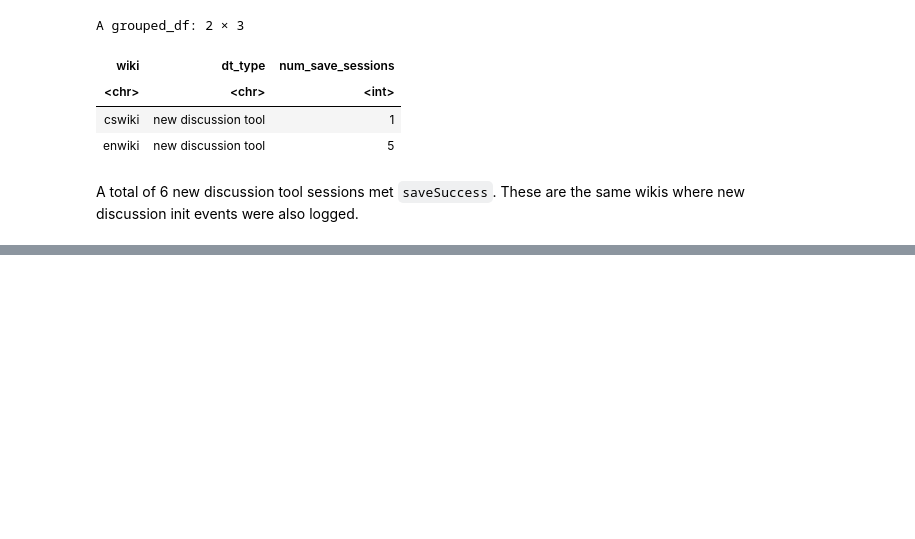
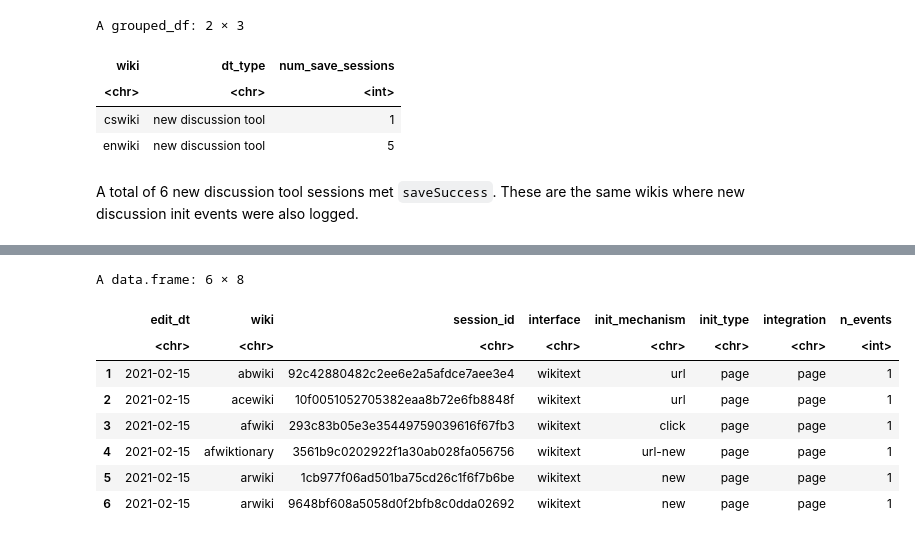
Before and after one commit to wikimedia-research/New-discussion-tool-analysis-2020, a Jupyter notebook: QA/new_discussion_tool_event_qa.ipynb, the cells around one changed output, grey strips where cells are left out. Drawn from its saved outputs; the diff is of its cells as text; code cells hidden in the pictures; blank space fills up the shorter version.

```diff
--- a/QA/new_discussion_tool_event_qa.ipynb
+++ b/QA/new_discussion_tool_event_qa.ipynb
@@ -222,0 +398,12 @@ A total of 6 new discussion tool sessions met `saveSuccess`. These are the same
+# %%
+head(collect_init_events_talkonly)
+# %% [output]
+A data.frame: 6 × 8
+|  | edit_dt | wiki | session_id | interface | init_mechanism | init_type | integration | n_events |
+|  | <chr> | <chr> | <chr> | <chr> | <chr> | <chr> | <chr> | <int> |
+| 1 | 2021-02-15 | abwiki | 92c42880482c2ee6e2a5afdce7aee3e4 | wikitext | url | page | page | 1 |
+| 2 | 2021-02-15 | acewiki | 10f0051052705382eaa8b72e6fb8848f | wikitext | url | page | page | 1 |
+| 3 | 2021-02-15 | afwiki | 293c83b05e3e35449759039616f67fb3 | wikitext | click | page | page | 1 |
+| 4 | 2021-02-15 | afwiktionary | 3561b9c0202922f1a30ab028fa056756 | wikitext | url-new | page | page | 1 |
+| 5 | 2021-02-15 | arwiki | 1cb977f06ad501ba75cd26c1f6f7b6be | wikitext | new | page | page | 1 |
+| 6 | 2021-02-15 | arwiki | 9648bf608a5058d0f2bfb8c0dda02692 | wikitext | new | page | page | 1 |
```
Also changed, not shown: parts of 28 cells of this notebook.
